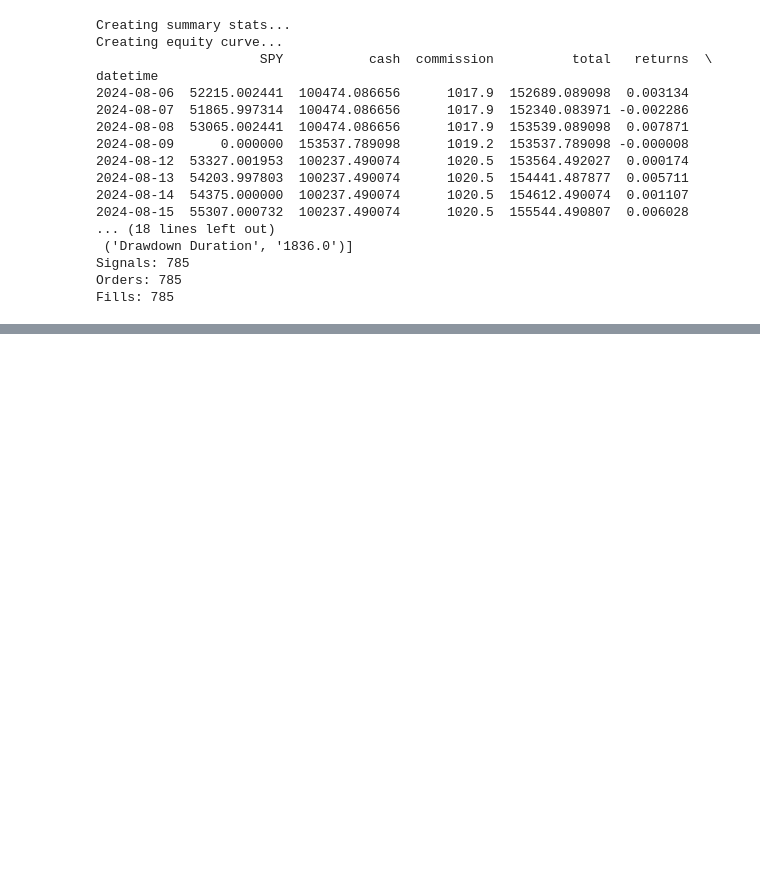
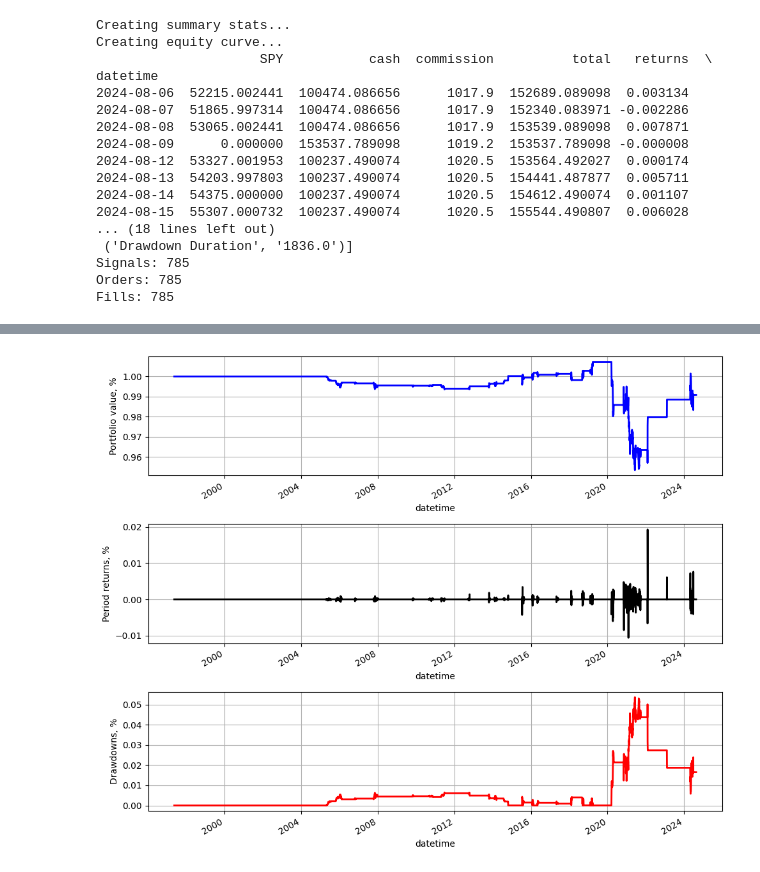
Before and after one commit to Godwin-88/AlgoTrad, a Jupyter notebook: algorithmic_trading_book-master/sat_source/chapter15/installation.ipynb, the cells around one changed output, grey strips where cells are left out. Saved outputs shown, nothing was run; the diff lists cells and outputs as text; code cells hidden in the pictures; blank space fills up the shorter version.

```diff
--- a/algorithmic_trading_book-master/sat_source/chapter15/installation.ipynb
+++ b/algorithmic_trading_book-master/sat_source/chapter15/installation.ipynb
@@ -305,0 +496,60 @@ Fills: 785
+# %%
+import os
+import numpy as np
+import matplotlib.pyplot as plt
+import pandas as pd
+
+
+def plot_equity_curve(data: pd.DataFrame) -> None:
+    """
+    Plots the equity curve, period returns, and drawdowns.
+
+    Parameters:
+    - data: A pandas DataFrame containing 'equity_curve', 'returns', and 'drawdown' columns.
+    """
+    fig, axes = plt.subplots(nrows=3, ncols=1, figsize=(10, 8))
+    fig.patch.set_facecolor('white')
+
+    # Plot the equity curve
+    axes[0].set_ylabel('Portfolio value, %')
+    data['equity_curve'].plot(ax=axes[0], color="blue", lw=2)
+    axes[0].grid(True)
+
+    # Plot the period returns
+    axes[1].set_ylabel('Period returns, %')
+    data['returns'].plot(ax=axes[1], color="black", lw=2)
+    axes[1].grid(True)
+
+    # Plot the drawdowns
+    axes[2].set_ylabel('Drawdowns, %')
+    data['drawdown'].plot(ax=axes[2], color="red", lw=2)
+    axes[2].grid(True)
+
+    plt.tight_layout()
+    plt.show()
+
+
+def load_data(filepath: str) -> pd.DataFrame:
+    """
+    Loads the CSV data from the given filepath and returns a DataFrame.
+
+    Parameters:
+    - filepath: The path to the CSV file.
+
+    Returns:
+    - A pandas DataFrame with the loaded data.
+    """
+    data = pd.read_csv(filepath, header=0, parse_dates=True, index_col=0)
+    data.sort_index(inplace=True)
+    return data
+
+
+if __name__ == "__main__":
+    filepath = "equity.csv"  # Ensure this path is correct
+    if os.path.exists(filepath):
+        data = load_data(filepath)
+        plot_equity_curve(data)
+    else:
+        print(f"File {filepath} does not exist.")
+# %% [output]
+[figure, added]
```
Also changed, not shown: parts of 5 cells of this notebook, 3 other files.
